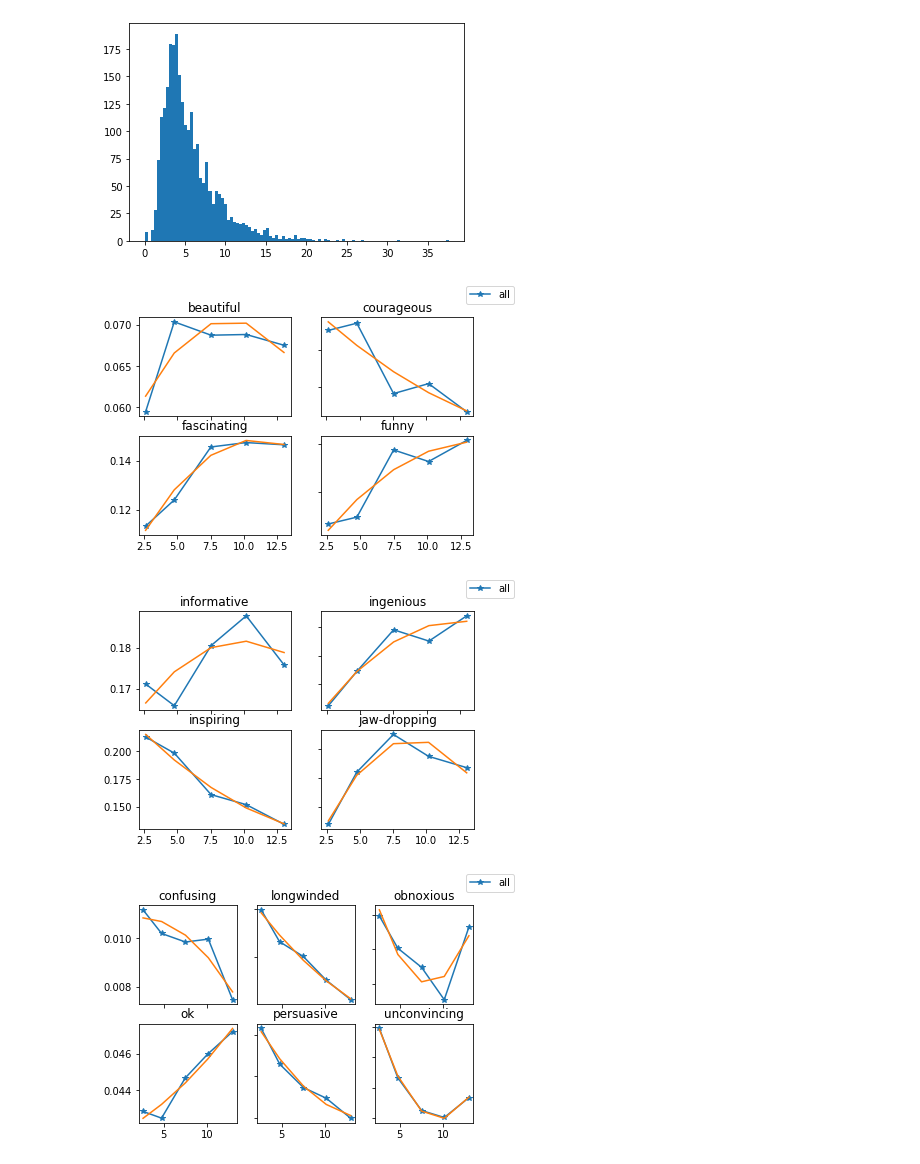
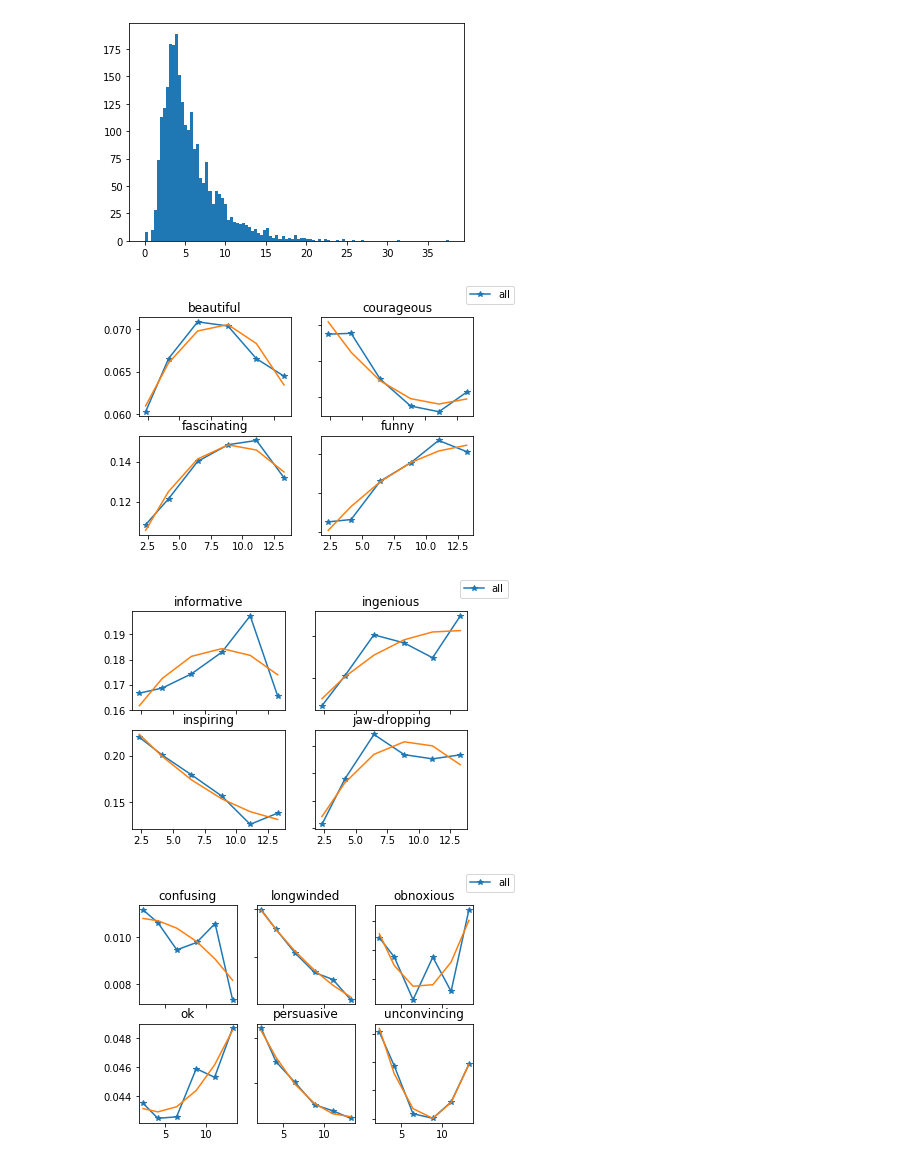
Before and after one commit to racharyy/TED_variation, a Jupyter notebook: Diversity/tm_sanity_check.py.ipynb, the cells around one changed output. Saved outputs shown, nothing was run; the diff lists cells and outputs as text; code cells hidden in the pictures.

```diff
--- a/Diversity/tm_sanity_check.py.ipynb
+++ b/Diversity/tm_sanity_check.py.ipynb
@@ -256,7 +285,7 @@ for rat in rating_names:
 plt.savefig('All.pdf')
 plt.close()
 # %%
-num_bin,sigma = 6, 3
+num_bin,sigma = 7, 3
 deg = 2
 fig_pos1, axs_pos1 = plt.subplots(2, 2)
 fig_pos2, axs_pos2 = plt.subplots(2, 2)
@@ -264,9 +293,9 @@ fig_neg, axs_neg = plt.subplots(2, 3)
 pos1_ind,pos2_ind,neg_ind = 0,0,0
 for rat_ind,rat in enumerate(rating_names):
     #print(rat_ind)
-    all_mean_divs, all_mean_rates = remove_ol_and_do_binning(all_diversity_ar,all_rat_dic[rat],num_bin,sigma)
-    male_mean_divs, male_mean_rates = remove_ol_and_do_binning(male_diversity_ar,male_rat_dic[rat],num_bin,sigma)
-    other_mean_divs, other_mean_rates = remove_ol_and_do_binning(other_diversity_ar,other_rat_dic[rat],num_bin,sigma)
+    all_mean_divs, all_mean_rates,_,_ = remove_ol_and_do_binning(all_diversity_ar,all_rat_dic[rat],num_bin,sigma)
+    male_mean_divs, male_mean_rates,_,_ = remove_ol_and_do_binning(male_diversity_ar,male_rat_dic[rat],num_bin,sigma)
+    other_mean_divs, other_mean_rates,_,_ = remove_ol_and_do_binning(other_diversity_ar,other_rat_dic[rat],num_bin,sigma)
 
     if rat in pos_ratings_1:
         ax = axs_pos1[int(pos1_ind/2)][int(pos1_ind%2)]
@@ -296,36 +325,36 @@ for rat_ind,rat in enumerate(rating_names):
         ax.set_title(rat)
         pos2_ind = pos2_ind+1
 
     else:
         ax = axs_neg[int(neg_ind/3)][int(neg_ind%3)]
         if neg_ind == 0:
             label_all, label_male, label_other = 'all', 'male', 'other'
         else:
             label_all, label_male, label_other = None, None, None
 
         ax.plot(all_mean_divs,all_mean_rates,'-*',label=label_all)
         ax.plot(all_mean_divs,polyfit(all_mean_divs,all_mean_rates,deg) )
         #ax.plot(male_mean_divs,male_mean_rates,'-.',label=label_male)
         #ax.plot(other_mean_divs,other_mean_rates,'-^',label=label_other)
         ax.set_title(rat)
         neg_ind = neg_ind+1
 fig_pos1.legend()
 fig_pos2.legend()
 fig_neg.legend()
 for ax in axs_pos1.flat:
     ax.label_outer()
 for ax in axs_pos2.flat:
     ax.label_outer()
 for ax in axs_neg.flat:
     ax.label_outer()
 fig_pos1.savefig('Positive1.pdf')
 fig_pos2.savefig('Positive2.pdf')
 fig_neg.savefig('Negative.pdf')
 #plt.close()
 # %% [output]
-[figure, old version]
+[figure, new version]
-[figure, old version]
+[figure, new version]
-[figure, old version]
+[figure, new version]
 # %%
 num_bin,sigma = 10, 3
 fig_pos, axs_pos = plt.subplots(3, 3)
```
Also changed, not shown: parts of 7 cells of this notebook, 30 other files.
